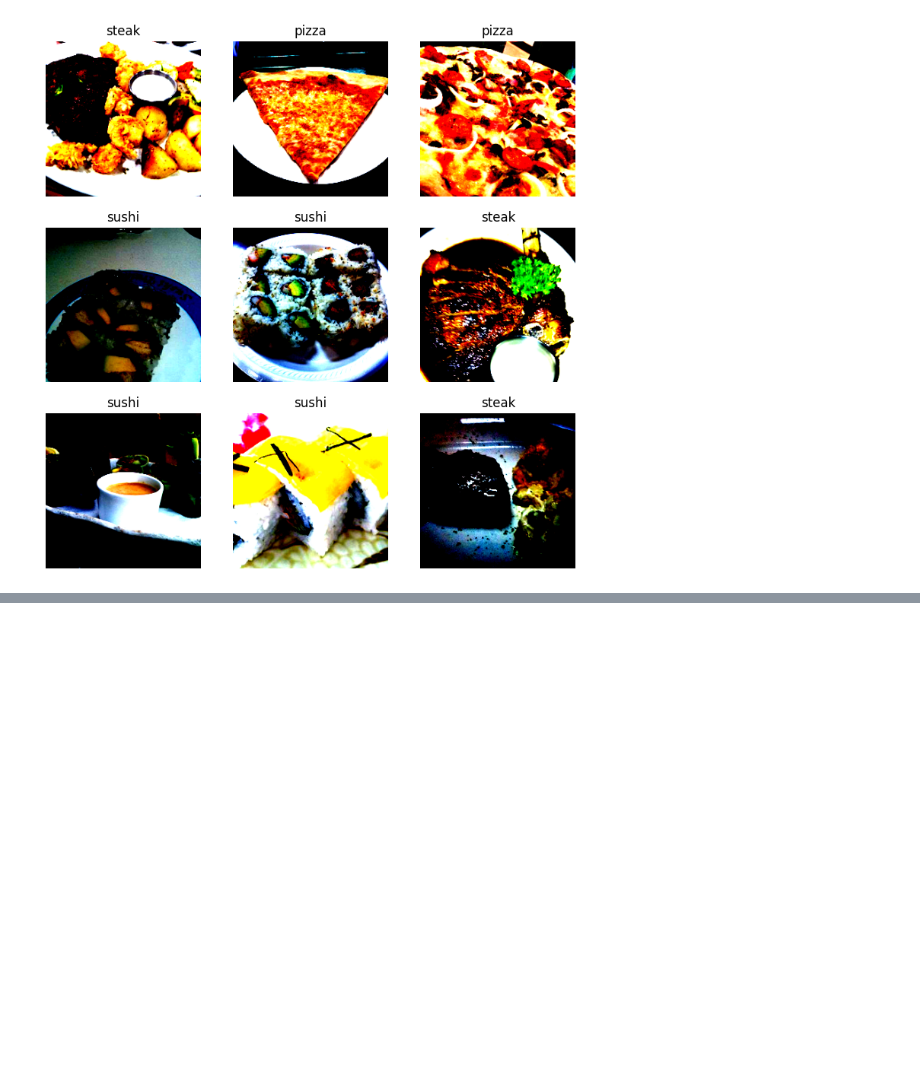
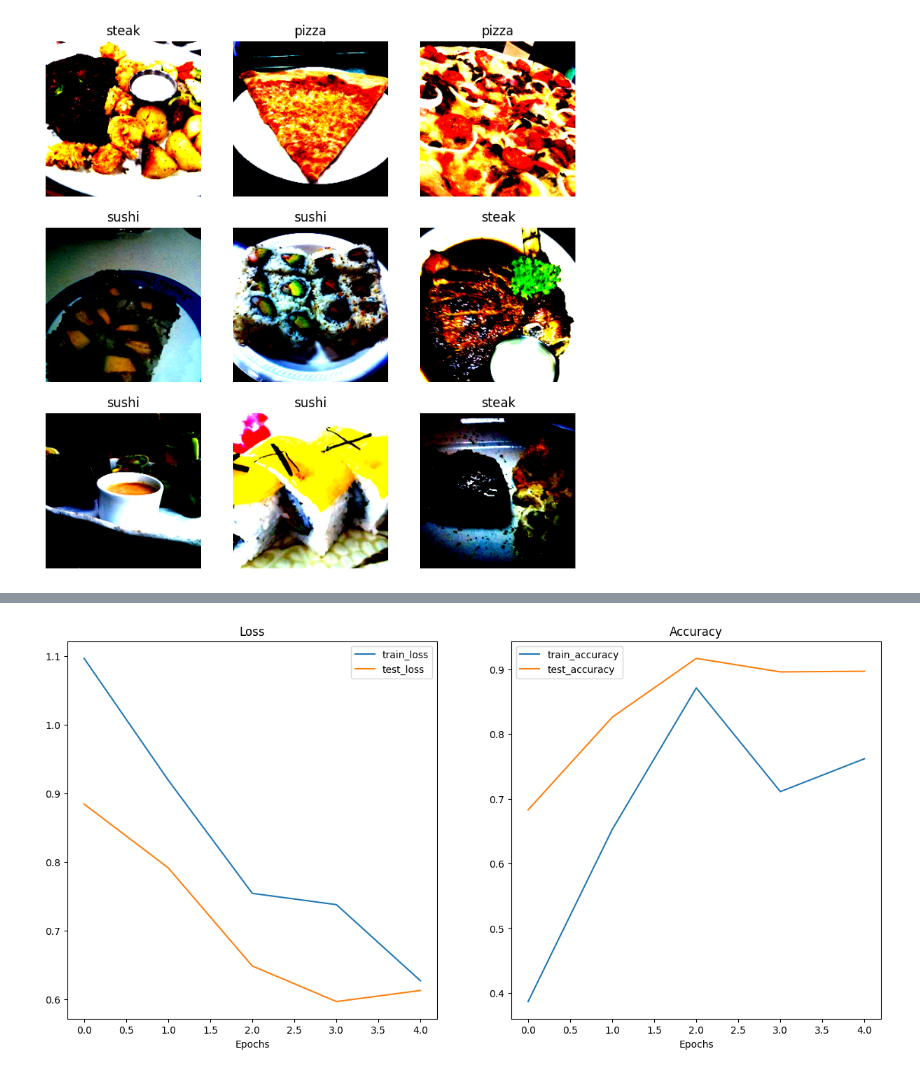
Before and after one commit to GGisMee/PyTorch, a Jupyter notebook: 06/transfer_learning.ipynb, the cells around one changed output, grey strips where cells are left out. Cells and saved outputs as stored; diff of their text form; code cells hidden in the pictures; blank space fills up the shorter version.

```diff
--- a/06/transfer_learning.ipynb
+++ b/06/transfer_learning.ipynb
@@ -103,0 +134,12 @@ model = tv.models.efficientnet_b0(weights=weights).to(device)
+# %%
+pt.manual_seed(42)
+pt.cuda.manual_seed(42)
+
+output_shape = len(class_names)
+
+model.classifier = pt.nn.Sequential(
+    pt.nn.Dropout(p=0.2, inplace=True),
+    pt.nn.Linear(in_features=1280,
+                 out_features=output_shape,
+                 bias=True).to(device)
+)
@@ -103,0 +172,18 @@ model = tv.models.efficientnet_b0(weights=weights).to(device)
+# %%
+from torch import nn
+loss_fn = nn.CrossEntropyLoss()
+optimizer = pt.optim.Adam(params=model.parameters(), lr=0.001)
+# %%
+pt.manual_seed(42)
+pt.cuda.manual_seed(42)
+
+from ml_funcs import Timer
+timer = Timer()
+results = engine.train(model=model,
+                       train_dataloader=train_dataloader,
+                       test_dataloader=test_dataloader,
+                       optimizer=optimizer,
+                       loss_fn=loss_fn,
+                       epochs=5,
+                       device=device)
+timer.show_as_print()
@@ -103,0 +205,5 @@ model = tv.models.efficientnet_b0(weights=weights).to(device)
+# %%
+from helper_functions import plot_loss_curves
+plot_loss_curves(results)
+# %% [output]
+[figure, added]
```
Also changed, not shown: parts of 7 cells of this notebook, 2 other files.
